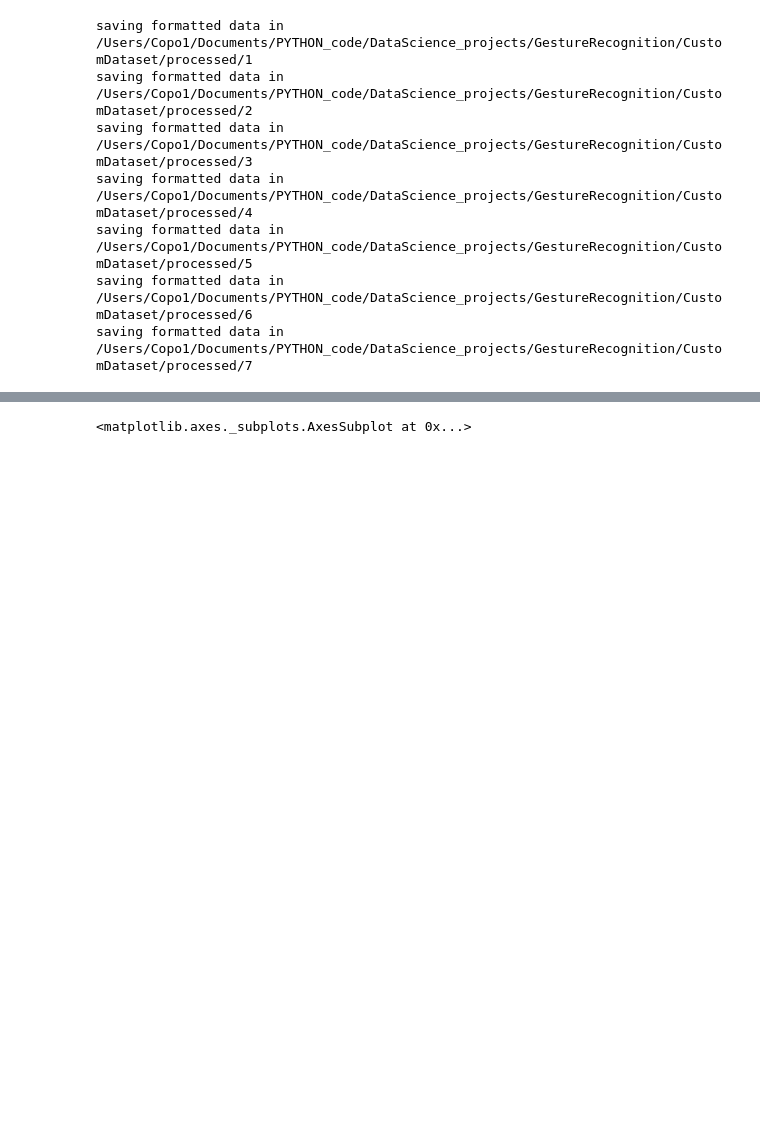
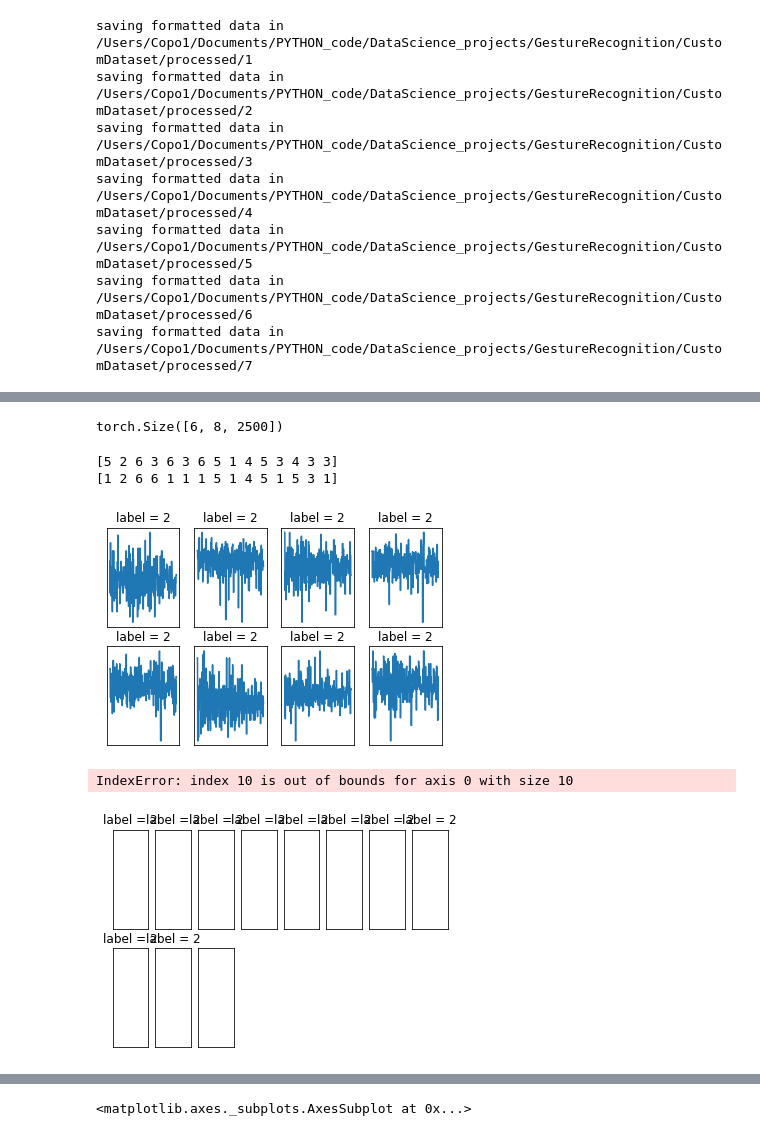
Before and after one commit to jacosol/GestureRecognition_MYO, a Jupyter notebook: IpythonNotebooks/DatasetHandsOn.ipynb, the cells around one changed output, grey strips where cells are left out. Saved outputs shown, nothing was run; the diff lists cells and outputs as text; code cells hidden in the pictures; blank space fills up the shorter version.

```diff
--- a/IpythonNotebooks/DatasetHandsOn.ipynb
+++ b/IpythonNotebooks/DatasetHandsOn.ipynb
@@ -298,24 +273,36 @@ files[0].split('_')[-2][-1]
 # %%
 # our custom Dataset class
 from torch.utils.data import Dataset, DataLoader
+import torchvision.transforms as transforms
 
 class DatasetMYO(Dataset):
 
-    def __init__(self,datapath,sample_len=2500):
+    def __init__(self,datapath,transform,sample_len=2500):
         self.sample_len = sample_len
         self.path = datapath
         self.files = [y for x in os.walk(self.path)
                         for y in glob.glob(os.path.join(x[0], '*.npy'))]
-        self.len = len(files)
+        self.len = len(self.files)
+        self.transform = transform
 
     def __getitem__(self, index):
         sample = np.load(self.files[index])
-        label = files[index].split('_')[-2][-1]
+        label = int(self.files[index].split('_')[-2][-1])
         if len(sample) < 2500:
             #pad with zeros if the length is smaller than 2500
             sample = np.array([np.pad(channel,(0,self.sample_len - len(channel)),'constant') for channel in sample])
+            sample = sample - np.mean(sample, axis=1).reshape(8,1)
+            sample = sample / np.std(sample, axis=1).reshape(8,1)
+            label = torch.LongTensor([label])[0]
+
         return(sample, label)
 
 
     def __len__(self):
         return self.len
+
+#convert th einput to tnesor for torchvision handling
+class ToTensor_(object):
+    """Convert ndarrays in sample to Tensors."""
+    def __call__(self, sample):
+        return torch.from_numpy(data).float()
@@ -354,3 +537,34 @@ plt.show()
+# %%
+data.shape
+# %% [output]
+torch.Size([6, 8, 2500])
+# %%
+sample0, label = next(iter(dl))
+topp, topc = torch.exp(model(sample0)).topk(1,dim =1)
+print(label.numpy())
+print(np.hstack(topc.numpy()))
+# %% [output]
+[5 2 6 3 6 3 6 5 1 4 5 3 4 3 3]
+[1 2 6 6 1 1 1 5 1 4 5 1 5 3 1]
+# %%
+ind = 2
+chind = 2
+fig = plt.figure()
+for i in range(8):
+    fig.add_subplot(2,4,i+1, xticks=[], yticks=[])
+    plt.plot(sample0.numpy()[ind][i])
+    plt.title(f'label = {label[ind]}')
+plt.show()
+fig = plt.figure()
+for i in range(16):
+    fig.add_subplot(2,8,i+1, xticks=[], yticks=[])
+    plt.plot(sample1.detach().numpy()[ind][i])
+    plt.title(f'label = {label[ind]}')
+plt.show()
+# %% [output]
+[figure, added]
+IndexError: index 10 is out of bounds for axis 0 with size 10
+[figure, added]
 # %%
 # experiments to see what kind of features the data presents
 labels = [1,2,3,4,5,6]
```
Also changed, not shown: parts of 16 cells of this notebook.
